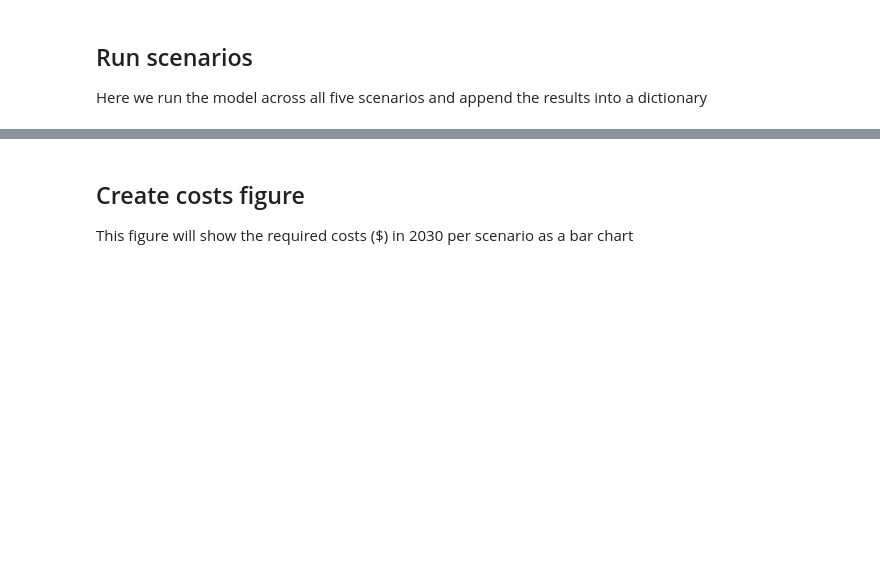
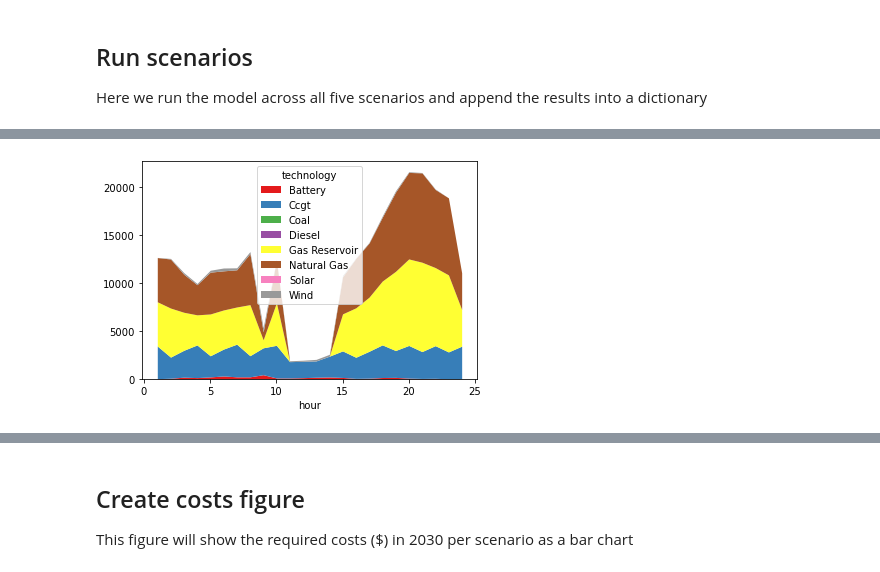
Before and after one commit to amanmajid/nextra, a Jupyter notebook: analysis/icae-results.ipynb, the cells around one changed output, grey strips where cells are left out. Cells and saved outputs as stored; diff of their text form; code cells hidden in the pictures; blank space fills up the shorter version.

```diff
--- a/analysis/icae-results.ipynb
+++ b/analysis/icae-results.ipynb
@@ -49,7 +50,7 @@ edges = '../data/nextra/spatial/network/edges.shp'
 flows = '../data/nextra/nodal_flows/processed_flows_2030.csv'
 
 # Params
-timesteps=None
+timesteps=None#8750
 super_source=False
 pprint=True
 save_figures=True
@@ -61,7 +62,8 @@ scenarios = {'BAS' : False,
              'NCO' : True,
              'EAG' : True,
              'COO' : True,
-             'UTO' : True,}
+             'UTO' : True,
+            }
 
 results = {}
 for s in scenarios:
@@ -78,20 +80,24 @@ for s in scenarios:
 
     model_run.build()
     model_run.run(pprint=False)
-    model_results = model_run.get_results()
-    # add scenarios to results
-    if s == 'BAU' and scenarios[s] == False:
-        s = 'BAS'
+    try:
+        model_results = model_run.get_results()
+        # add scenarios to results
+        if s == 'BAU' and scenarios[s] == False:
+            s = 'BAS'
+        model_results.results_capacities['scenario']       = s
+        model_results.results_storages['scenario']         = s
+        model_results.results_edge_flows['scenario']       = s
+        model_results.results_capacity_change['scenario']  = s
+        model_results.results_costs['scenario']            = s
+        # append results
+        results[s] = model_results
+        print('> Completed: ' + s)
+    except:
+        print('> FAILED! ' + s)
+        #os.system('say "Scenario failed"')
 
-    model_results.results_capacities['scenario']       = s
-    model_results.results_storages['scenario']         = s
-    model_results.results_edge_flows['scenario']       = s
-    model_results.results_capacity_change['scenario']  = s
-    model_results.results_costs['scenario']            = s
-    # append results
-    results[s] = model_results
-
-    print('> Completed: ' + s)
+#os.system('say "Code block finished"')
 
 print('> Done.')
 # %% [output]
@@ -108 +135,5 @@ Academic license - for non-commercial use only - expires 2022-11-03
+# %%
+model_results.plot_hourly_profile(day=1,month=12,territory='Israel',cmap='Set1')
+# %% [output]
+[figure, added]
 # %%
```
Also changed, not shown: parts of 12 cells of this notebook, 11 other files.
